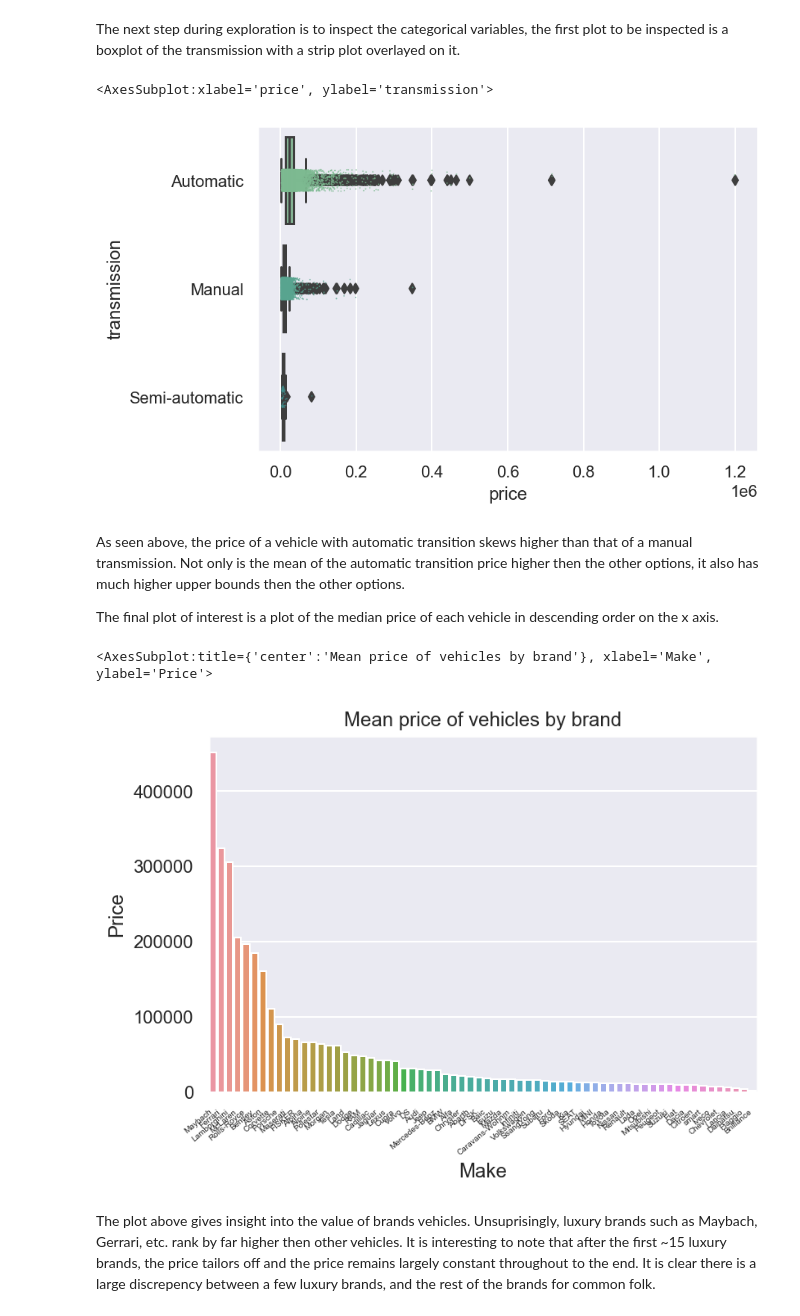
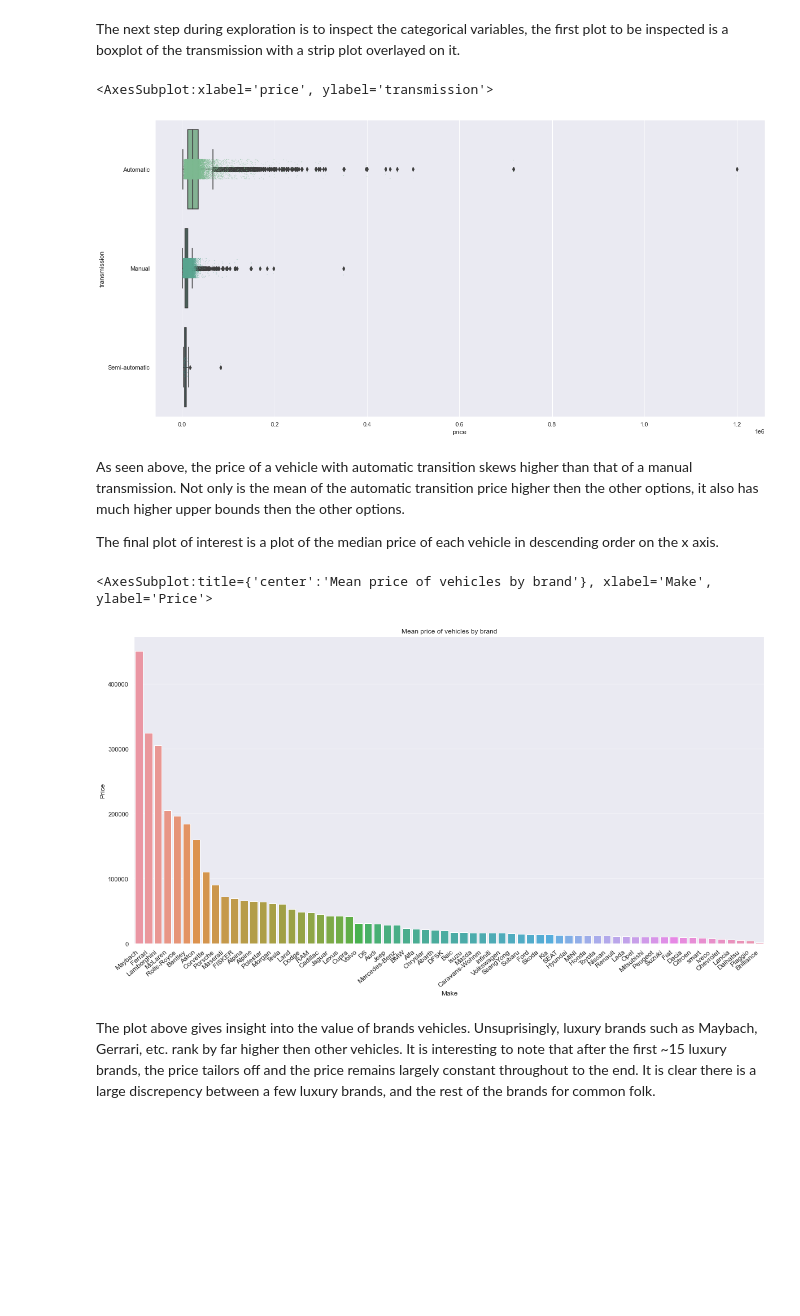
Before and after one commit to jared-p/Data-Analysis-of-German-Car-Marketplace, a Jupyter notebook: analysis/milestone2.ipynb, the cells around one changed output. Saved outputs shown, nothing was run; the diff lists cells and outputs as text; code cells hidden in the pictures; blank space fills up the shorter version.

```diff
--- a/analysis/milestone2.ipynb
+++ b/analysis/milestone2.ipynb
@@ -208,24 +210,26 @@ The same conclusions can be drawn as from the correlation matrix. In particular,
 # %% [markdown]
 The next step during exploration is to inspect the categorical variables, the first plot to be inspected is a boxplot of the transmission with a strip plot overlayed on it.
 # %%
+plt.figure(figsize=(20, 10))
 ordered = df.groupby('transmission').median().sort_values('price', ascending=False)["price"].index
 sns.boxplot(y="transmission", x="price", data=df, order = ordered)
 sns.stripplot(y = "transmission", x = "price", data = df, size=1, alpha = 0.7, order = ordered)
 # %% [output]
 <AxesSubplot:xlabel='price', ylabel='transmission'>
-[figure, old version]
+[figure, new version]
 # %% [markdown]
 As seen above, the price of a vehicle with automatic transition skews higher than that of a manual transmission. Not only is the mean of the automatic transition price higher then the other options, it also has much higher upper bounds then the other options.
 
 The final plot of interest is a plot of the median price of each vehicle in descending order on the x axis.
 # %%
+plt.figure(figsize=(20, 10))
 make_price = df.groupby("make")["price"].mean().reset_index().sort_values('price', ascending=False)
 plot = sns.barplot(x = "make", y = "price", data = make_price)
-plot.set_xticklabels(plot.get_xticklabels(), rotation=40, ha="right", fontsize=5)
+plot.set_xticklabels(plot.get_xticklabels(), rotation=40, ha="right", fontsize=12)
 plot.set(title="Mean price of vehicles by brand", xlabel="Make", ylabel="Price")
 plot
 # %% [output]
 <AxesSubplot:title={'center':'Mean price of vehicles by brand'}, xlabel='Make', ylabel='Price'>
-[figure, old version]
+[figure, new version]
 # %% [markdown]
 The plot above gives insight into the value of brands vehicles. Unsuprisingly, luxury brands such as Maybach, Gerrari, etc. rank by far higher then other vehicles. It is interesting to note that after the first ~15 luxury brands, the price tailors off and the price remains largely constant throughout to the end. It is clear there is a large discrepency between a few luxury brands, and the rest of the brands for common folk.
```
Also changed, not shown: parts of 27 cells of this notebook.
